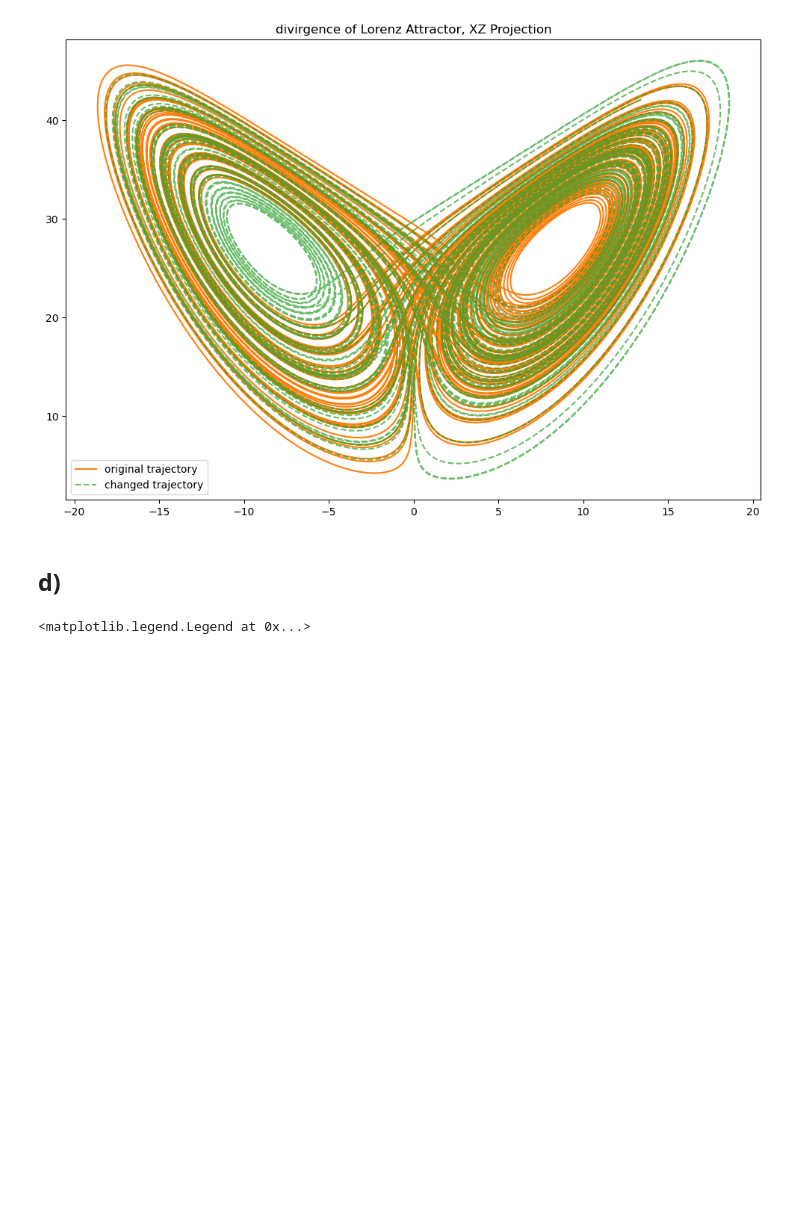
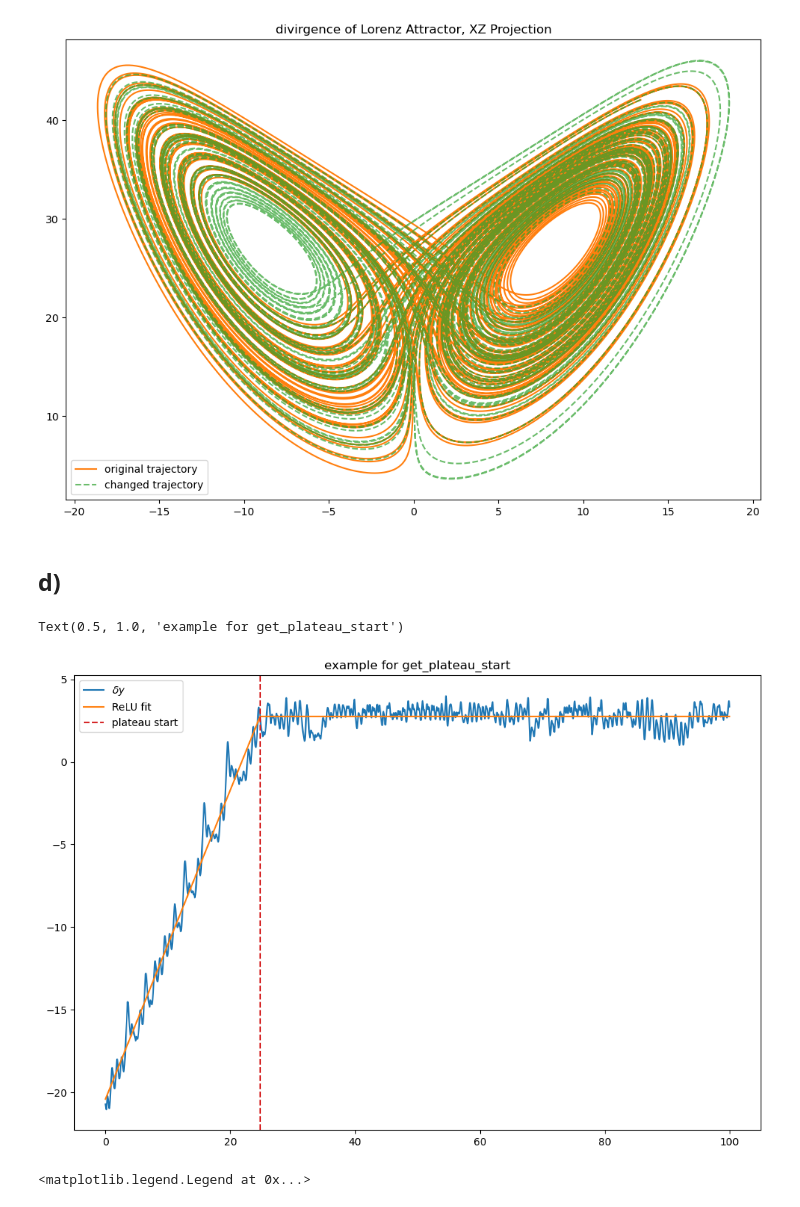
Before and after one commit to FSchierok/compPhys, a Jupyter notebook: Sheet04/A2.ipynb, the cells around one changed output. Cells and saved outputs as stored; diff of their text form; code cells hidden in the pictures; blank space fills up the shorter version.

```diff
--- a/Sheet04/A2.ipynb
+++ b/Sheet04/A2.ipynb
@@ -15,7 +15,7 @@ T_MAX = 100
 # %% [markdown]
 ## a)
 # %%
-def RKDP(f, y0, t0, tmax, h, **kwargs):
+def RKDP(f, y0, t0, tmax, h, digits=None, **kwargs):
     dim = len(y0)
     coef = {  # Coefficients for the Dormand-Prince method, padded with zeros for the 6th order
         "k2": np.array([1 / 5, 0, 0, 0, 0, 0]).reshape(-1, 1),
@@ -45,6 +45,8 @@ def RKDP(f, y0, t0, tmax, h, **kwargs):
         ks[4] = h * fp(t + h * coef["t"][4], y + np.sum(ks * coef["k5"]))
         ks[5] = h * fp(t + h * coef["t"][5], y + np.sum(ks * coef["k6"]))
         y += np.sum(coef["y"] * ks, axis=0)
+        if digits:
+            y = np.round(y, digits)
         t += h
         yield t, *y
 # %% [markdown]
@@ -157,5 +159,33 @@ def liapunov(t, lambda_, a):
 
 
 params, cov = curve_fit(liapunov, time, delta_y)
+# %%
+def relu(x, a, b, c):
+    return np.minimum(a * x + b, c)
+
+
+def get_plateau_start(
+    delta_y, time
+):  # This was way more work than doing part f) by hand
+    """Fitts a relu function to the data and returns the time at which the function plateaus."""
+    logY = np.log(delta_y)
+
+    params, cov = curve_fit(
+        relu, time[delta_y > 0], logY[delta_y > 0], p0=[1, np.min(logY), np.max(logY)]
+    )
+    return time[np.where(relu(time, *params) == params[2])[0][0]]
+
+
+params, cov = curve_fit(relu, time, np.log(delta_y), p0=[1, -20, 2])
+plt.plot(time, np.log(delta_y), label="$\delta y$")
+plt.plot(time, relu(time, *params), label="ReLU fit")
+plt.axvline(
+    get_plateau_start(delta_y, time), c="tab:red", ls="--", label="plateau start"
+)
+plt.legend()
+plt.title("example for get_plateau_start")
+# %% [output]
+Text(0.5, 1.0, 'example for get_plateau_start')
+[figure, added]
 # %%
 delta_y = np.linalg.norm(trajectory2 - trajectory, axis=1)
```
Also changed, not shown: parts of 10 cells of this notebook.
